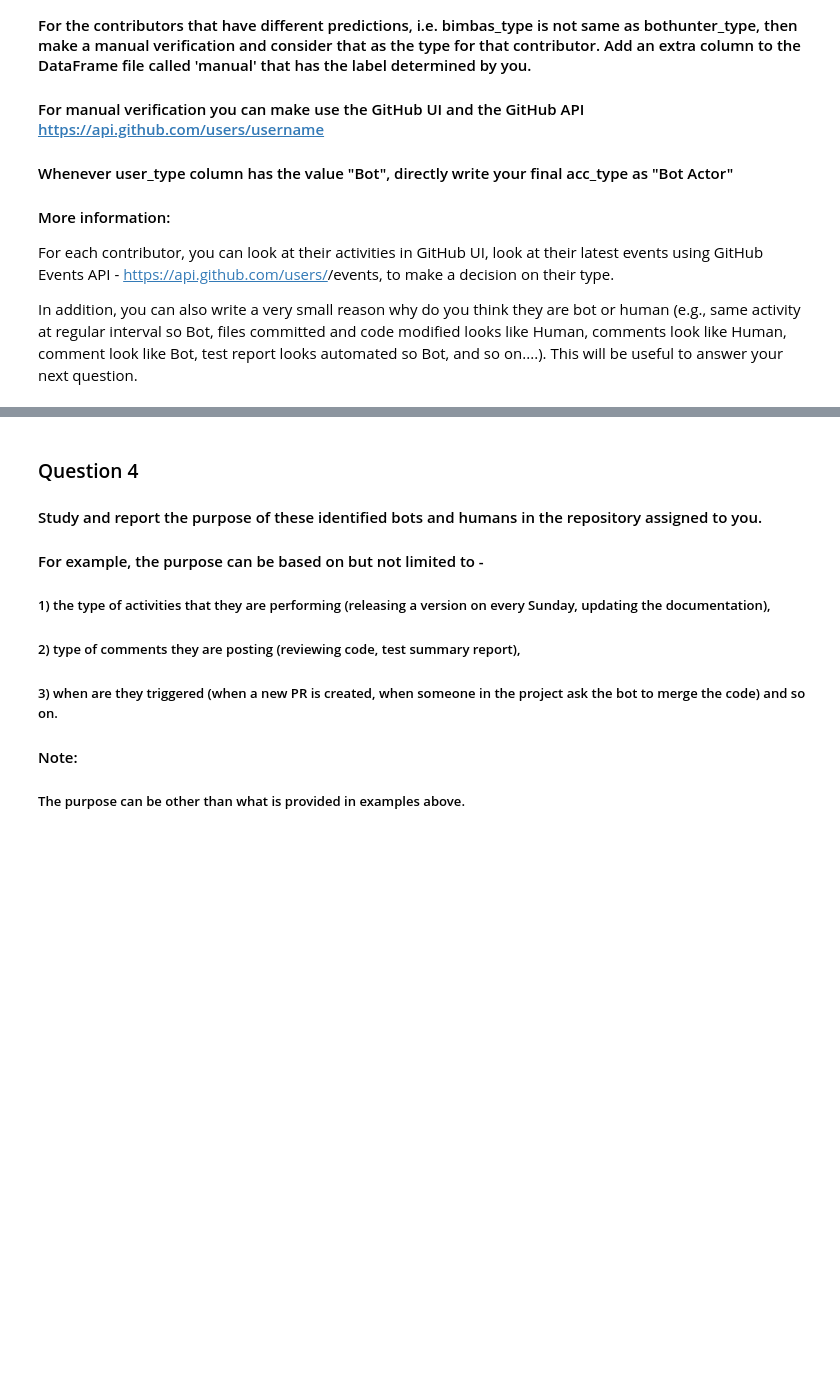
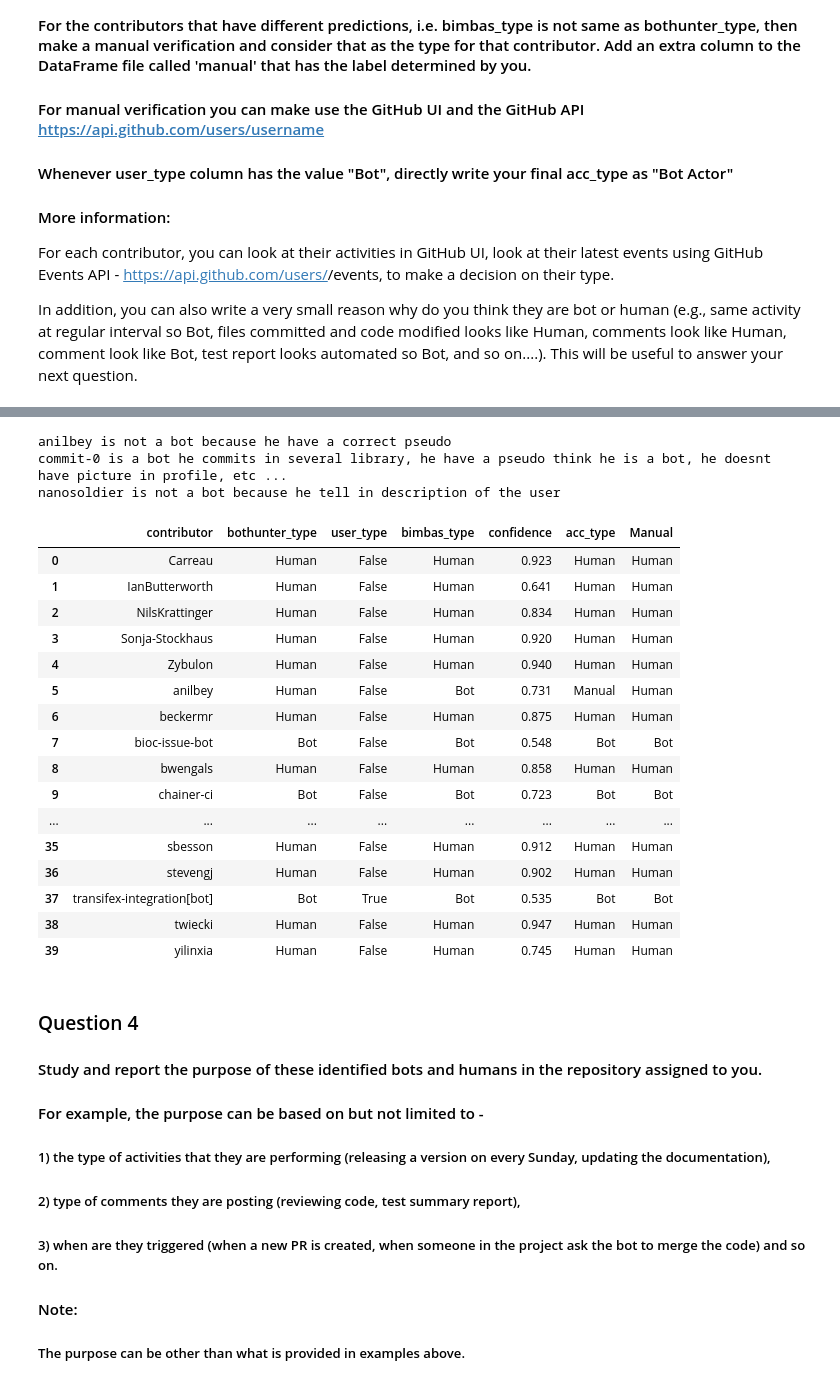
Before and after one commit to Shuu2806/Software_Evolution_TP_bots, a Jupyter notebook: TP_bots_template.ipynb, the cells around one changed output, grey strips where cells are left out. Drawn from its saved outputs; the diff is of its cells as text; code cells hidden in the pictures; blank space fills up the shorter version.

```diff
--- a/TP_bots_template.ipynb
+++ b/TP_bots_template.ipynb
@@ -193,3 +202,7 @@ bots
 # 5. Display the considered events.
 
 # YOUR CODE BELOW
+events = pd.read_csv('./all_events.csv')
+events = events.assign(created_at=lambda d: pd.to_datetime(d.created_at, unit='ms'))
+filtered_events = events.query('login in @contributors')
+filtered_events
@@ -243,3 +273,5 @@ def execute_bimbas(contributors_list, selected_events):
 # Note: Print the prediction provided by BIMBAS - else this cell will not be graded.
 
 # YOUR CODE BELOW
+bimbas_prediction = execute_bimbas(contributors, filtered_events)
+bimbas_prediction
@@ -251,3 +301,5 @@ def execute_bimbas(contributors_list, selected_events):
 # %%
 # Merge the predictions provided by BIMBAS to the resultant dataset of Section 3. This final DataFrame should have the following columns -
 # contributor, bothunter_type, user_type, bimbas_type, and confidence.
+merged_prediction_df = pd.merge(df_merge, bimbas_prediction, on='contributor')
+merged_prediction_df
@@ -276,3 +352,7 @@ In addition, you can also write a very small reason why do you think they are bo
 # pd.DataFrame.from_dict(manual_list_dict)
 
 # YOUR CODE BELOW
+bot_deter_df = merged_prediction_df.copy()
+bot_deter_df['acc_type'] = bot_deter_df.apply(lambda row: "Manual" if row['bimbas_type']!= row['bothunter_type'] else row['bimbas_type'], axis=1)
+bot_deter_df['acc_type'] = bot_deter_df.apply(lambda row: "Bot" if 'bot' in row['contributor'].lower() else row["acc_type"], axis=1)
+bot_deter_df
@@ -279,6 +377,42 @@ In addition, you can also write a very small reason why do you think they are bo
 # %%
 # Write your code below here to determine the final type of contributor.
 # add column named 'acc_type' and write your final decision in it. Final decision is majority of three types - bimbas_type, bothunter_type, manual.
+
+manual = bot_deter_df[bot_deter_df['acc_type'] == 'Manual']
+
+print("anilbey is not a bot because he have a correct pseudo")
+print("commit-0 is a bot he commits in several library, he have a pseudo think he is a bot, he doesnt have picture in profile, etc ...")
+print("nanosoldier is not a bot because he tell in description of the user")
+
+to_humain = ['anilbey']
+to_bot = ['commit-0','nanosoldier']
+
+# Replace acc_type of theseusers according to the manual researches.
+bot_deter_df['Manual'] = bot_deter_df.apply(lambda row: "Bot" if 'mirror-dump' == row['contributor'] else row["Manual"], axis=1)
+bot_deter_df['Manual'] = bot_deter_df.apply(lambda row: "Human" if row['contributor'] in to_humain else row["Manual"], axis=1)
+bot_deter_df['Manual'] = bot_deter_df.apply(lambda row: "Bot" if row['contributor'] in to_bot else row["Manual"], axis=1)
+bot_deter_df
+# %% [output]
+anilbey is not a bot because he have a correct pseudo
+commit-0 is a bot he commits in several library, he have a pseudo think he is a bot, he doesnt have picture in profile, etc ...
+nanosoldier is not a bot because he tell in description of the user
+|  | contributor | bothunter_type | user_type | bimbas_type | confidence | acc_type | Manual |
+| 0 | Carreau | Human | False | Human | 0.923 | Human | Human |
+| 1 | IanButterworth | Human | False | Human | 0.641 | Human | Human |
+| 2 | NilsKrattinger | Human | False | Human | 0.834 | Human | Human |
+| 3 | Sonja-Stockhaus | Human | False | Human | 0.920 | Human | Human |
+| 4 | Zybulon | Human | False | Human | 0.940 | Human | Human |
+| 5 | anilbey | Human | False | Bot | 0.731 | Manual | Human |
+| 6 | beckermr | Human | False | Human | 0.875 | Human | Human |
+| 7 | bioc-issue-bot | Bot | False | Bot | 0.548 | Bot | Bot |
+| 8 | bwengals | Human | False | Human | 0.858 | Human | Human |
+| 9 | chainer-ci | Bot | False | Bot | 0.723 | Bot | Bot |
+| ... | ... | ... | ... | ... | ... | ... | ... |
+| 35 | sbesson | Human | False | Human | 0.912 | Human | Human |
+| 36 | stevengj | Human | False | Human | 0.902 | Human | Human |
+| 37 | transifex-integration[bot] | Bot | True | Bot | 0.535 | Bot | Bot |
+| 38 | twiecki | Human | False | Human | 0.947 | Human | Human |
+| 39 | yilinxia | Human | False | Human | 0.745 | Human | Human |
 # %% [markdown]
 ### Question 4
 #### Study and report the purpose of these identified bots and humans in the repository assigned to you.
```
Also changed, not shown: parts of 7 cells of this notebook.
